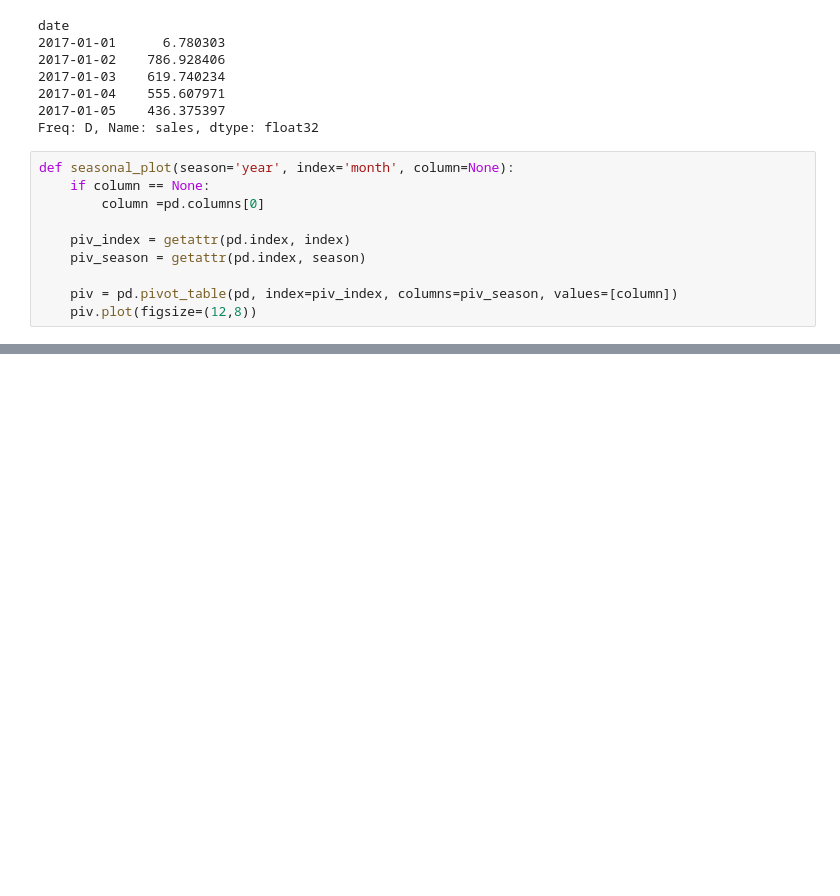
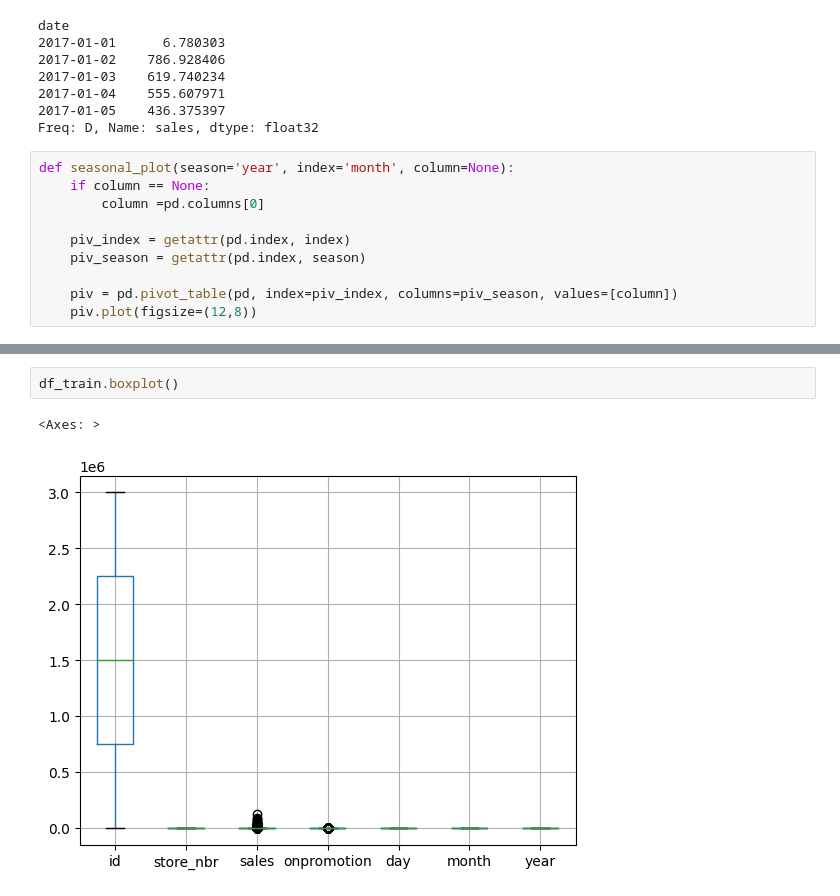
Before and after one commit to Ephicho/Regression, a Jupyter notebook: Regression.ipynb, the cells around one changed output, grey strips where cells are left out. Saved outputs shown, nothing was run; the diff lists cells and outputs as text; blank space fills up the shorter version.

```diff
--- a/Regression.ipynb
+++ b/Regression.ipynb
@@ -373,0 +446,5 @@ def seasonal_plot(season='year', index='month', column=None):
+# %%
+df_train.boxplot()
+# %% [output]
+<Axes: >
+[figure, added]
```
Also changed, not shown: parts of 33 cells of this notebook.
